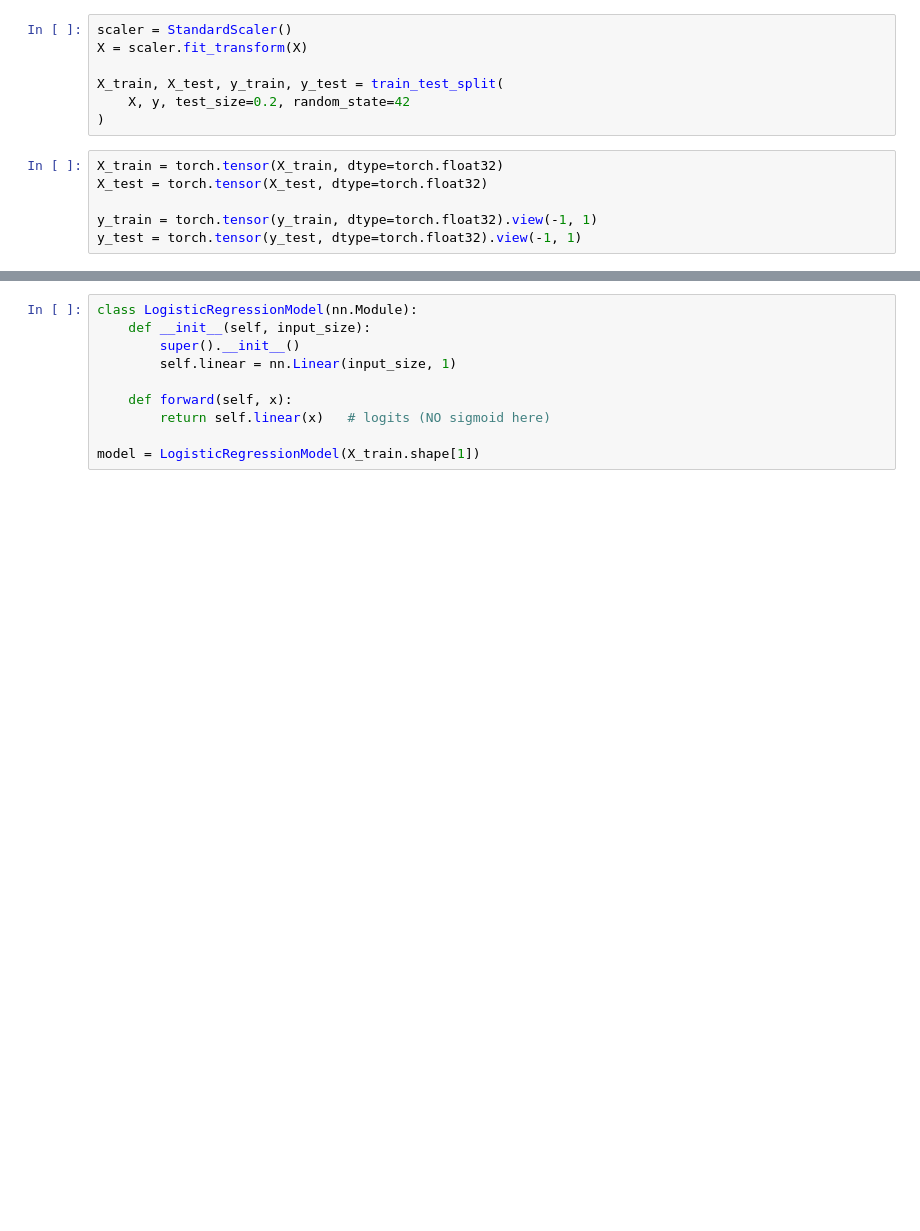
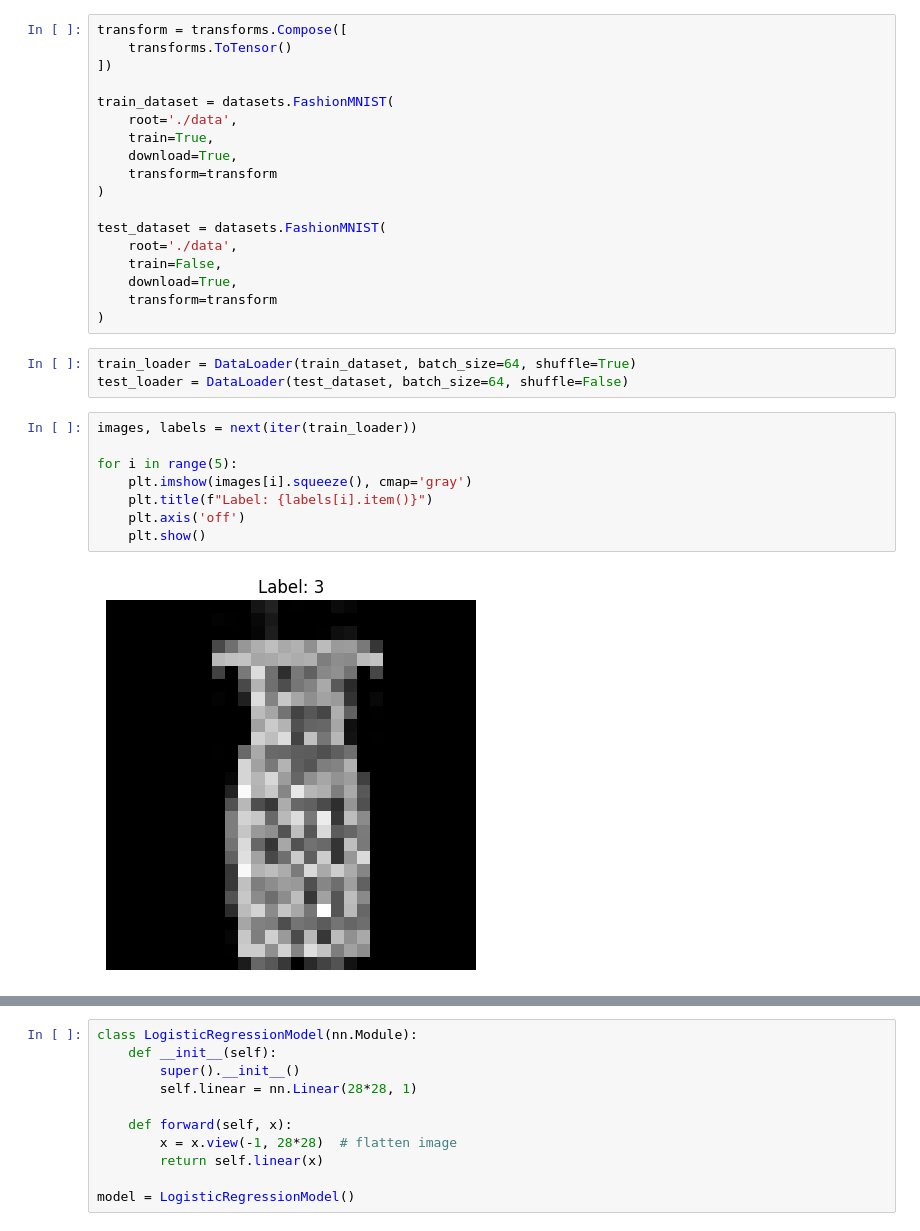
Before and after one commit to Dhanushiya-tech/Portfolio-sample, a Jupyter notebook: Fashion_MNIST_classification.ipynb, the cells around one changed output, grey strips where cells are left out. Cells and saved outputs as stored; diff of their text form; blank space fills up the shorter version.

```diff
--- a/Fashion_MNIST_classification.ipynb
+++ b/Fashion_MNIST_classification.ipynb
@@ -110,13 +31,31 @@ Unique labels: {'takao': 0, 'anastasia': 1}
-# %%
-scaler = StandardScaler()
-X = scaler.fit_transform(X)
-
-X_train, X_test, y_train, y_test = train_test_split(
-    X, y, test_size=0.2, random_state=42
-)
-# %%
-X_train = torch.tensor(X_train, dtype=torch.float32)
-X_test = torch.tensor(X_test, dtype=torch.float32)
-
-y_train = torch.tensor(y_train, dtype=torch.float32).view(-1, 1)
-y_test = torch.tensor(y_test, dtype=torch.float32).view(-1, 1)
+# %%
+transform = transforms.Compose([
+    transforms.ToTensor()
+])
+
+train_dataset = datasets.FashionMNIST(
+    root='./data',
+    train=True,
+    download=True,
+    transform=transform
+)
+
+test_dataset = datasets.FashionMNIST(
+    root='./data',
+    train=False,
+    download=True,
+    transform=transform
+)
+# %%
+train_loader = DataLoader(train_dataset, batch_size=64, shuffle=True)
+test_loader = DataLoader(test_dataset, batch_size=64, shuffle=False)
+# %%
+images, labels = next(iter(train_loader))
+
+for i in range(5):
+    plt.imshow(images[i].squeeze(), cmap='gray')
+    plt.title(f"Label: {labels[i].item()}")
+    plt.axis('off')
+    plt.show()
+# %% [output]
+[figure, added]
@@ -123,12 +66,13 @@ y_test = torch.tensor(y_test, dtype=torch.float32).view(-1, 1)
 # %%
 class LogisticRegressionModel(nn.Module):
-    def __init__(self, input_size):
+    def __init__(self):
         super().__init__()
-        self.linear = nn.Linear(input_size, 1)
+        self.linear = nn.Linear(28*28, 1)
 
     def forward(self, x):
-        return self.linear(x)   # logits (NO sigmoid here)
+        x = x.view(-1, 28*28)  # flatten image
+        return self.linear(x)
 
-model = LogisticRegressionModel(X_train.shape[1])
+model = LogisticRegressionModel()
 # %%
 criterion = nn.BCEWithLogitsLoss()
```
Also changed, not shown: parts of 14 cells of this notebook.
